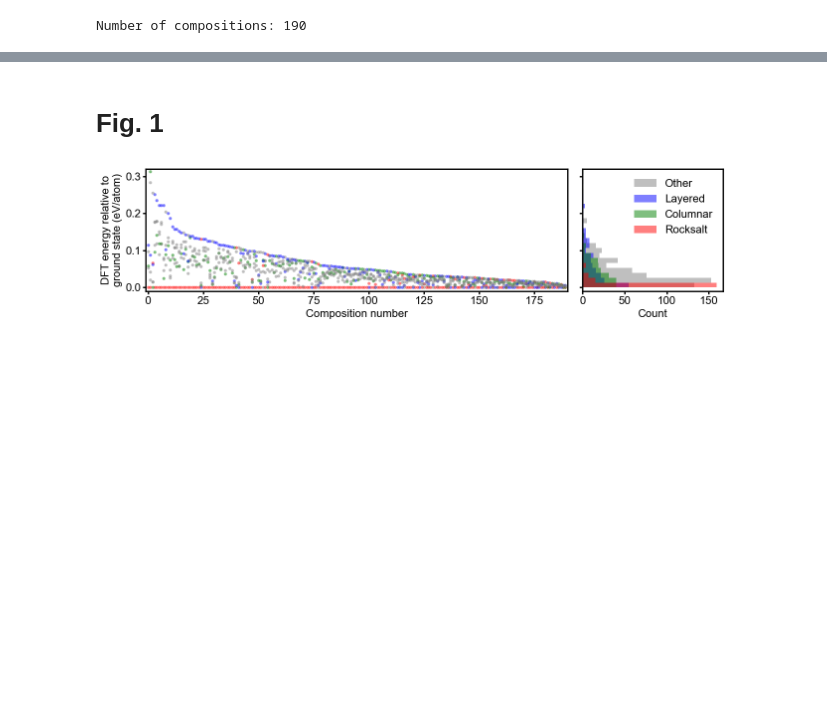
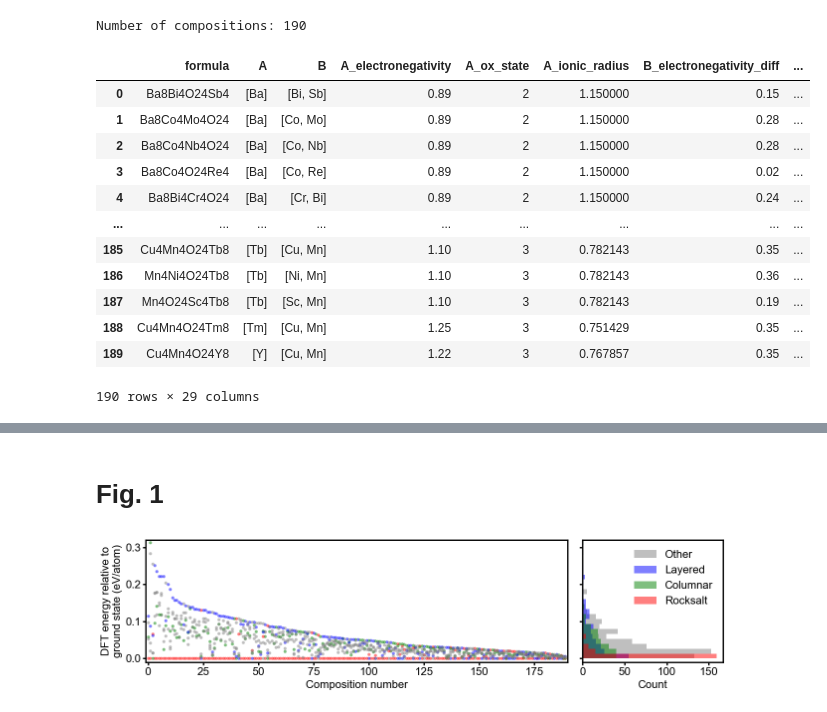
Before and after one commit to learningmatter-mit/Perovskite-Ordering-Descriptors, a Jupyter notebook: descriptors/perovskite_ordering_descriptors.ipynb, the cells around one changed output, grey strips where cells are left out. Saved outputs shown, nothing was run; the diff lists cells and outputs as text; code cells hidden in the pictures; blank space fills up the shorter version.

```diff
--- a/descriptors/perovskite_ordering_descriptors.ipynb
+++ b/descriptors/perovskite_ordering_descriptors.ipynb
@@ -10,3 +10,19 @@ plot_labels = ['Disordered', 'Ordered']
 print('Number of compositions:', len(perovskite_ordering_data.index.values))
 # %% [output]
 Number of compositions: 190
+# %%
+perovskite_ordering_data
+# %% [output]
+|  | formula | A | B | A_electronegativity | A_ox_state | A_ionic_radius | B_electronegativity_diff | ... |
+| 0 | Ba8Bi4O24Sb4 | [Ba] | [Bi, Sb] | 0.89 | 2 | 1.150000 | 0.15 | ... |
+| 1 | Ba8Co4Mo4O24 | [Ba] | [Co, Mo] | 0.89 | 2 | 1.150000 | 0.28 | ... |
+| 2 | Ba8Co4Nb4O24 | [Ba] | [Co, Nb] | 0.89 | 2 | 1.150000 | 0.28 | ... |
+| 3 | Ba8Co4O24Re4 | [Ba] | [Co, Re] | 0.89 | 2 | 1.150000 | 0.02 | ... |
+| 4 | Ba8Bi4Cr4O24 | [Ba] | [Cr, Bi] | 0.89 | 2 | 1.150000 | 0.24 | ... |
+| ... | ... | ... | ... | ... | ... | ... | ... | ... |
+| 185 | Cu4Mn4O24Tb8 | [Tb] | [Cu, Mn] | 1.10 | 3 | 0.782143 | 0.35 | ... |
+| 186 | Mn4Ni4O24Tb8 | [Tb] | [Ni, Mn] | 1.10 | 3 | 0.782143 | 0.36 | ... |
+| 187 | Mn4O24Sc4Tb8 | [Tb] | [Sc, Mn] | 1.10 | 3 | 0.782143 | 0.19 | ... |
+| 188 | Cu4Mn4O24Tm8 | [Tm] | [Cu, Mn] | 1.25 | 3 | 0.751429 | 0.35 | ... |
+| 189 | Cu4Mn4O24Y8 | [Y] | [Cu, Mn] | 1.22 | 3 | 0.767857 | 0.35 | ... |
+190 rows × 29 columns
```
Also changed, not shown: parts of 1 cell of this notebook.
